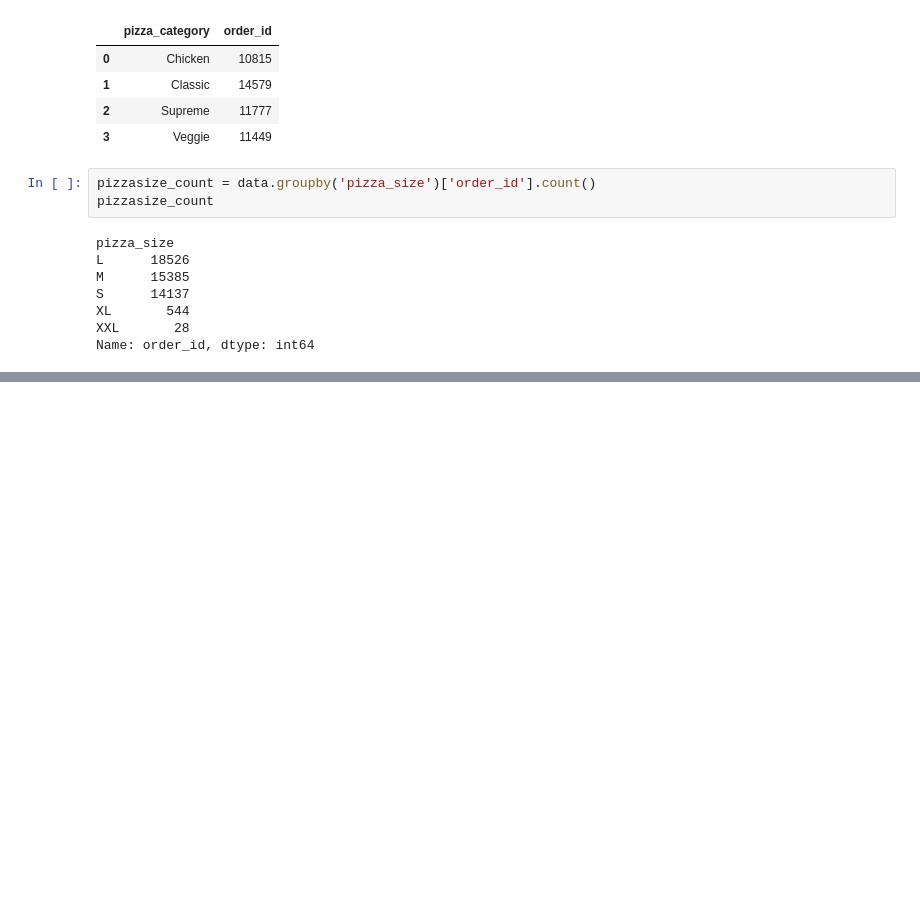
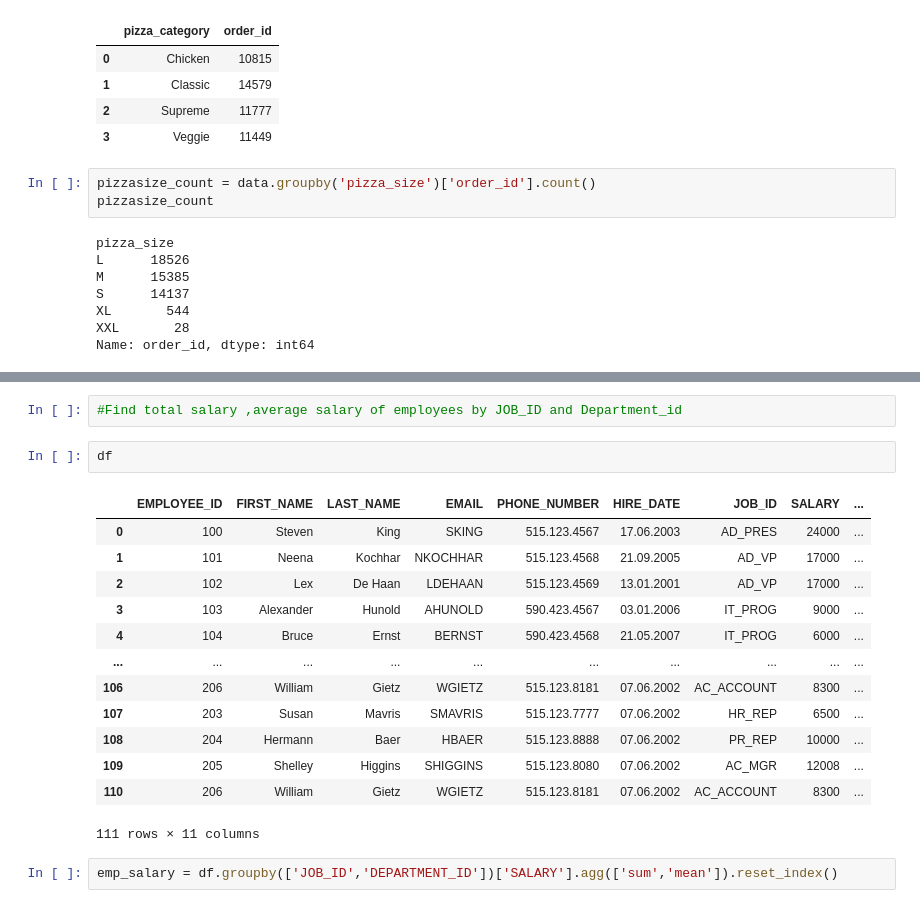
Before and after one commit to Sizan1113/DataScience, a Jupyter notebook: DataAnalysis.ipynb, the cells around one changed output, grey strips where cells are left out. Cells and saved outputs as stored; diff of their text form; blank space fills up the shorter version.

```diff
--- a/DataAnalysis.ipynb
+++ b/DataAnalysis.ipynb
@@ -321,0 +344,20 @@ Details = data.groupby('pizza_category')(
+# %%
+#Find total salary ,average salary of employees by JOB_ID and Department_id
+# %%
+df
+# %% [output]
+|  | EMPLOYEE_ID | FIRST_NAME | LAST_NAME | EMAIL | PHONE_NUMBER | HIRE_DATE | JOB_ID | SALARY | ... |
+| 0 | 100 | Steven | King | SKING | 515.123.4567 | 17.06.2003 | AD_PRES | 24000 | ... |
+| 1 | 101 | Neena | Kochhar | NKOCHHAR | 515.123.4568 | 21.09.2005 | AD_VP | 17000 | ... |
+| 2 | 102 | Lex | De Haan | LDEHAAN | 515.123.4569 | 13.01.2001 | AD_VP | 17000 | ... |
+| 3 | 103 | Alexander | Hunold | AHUNOLD | 590.423.4567 | 03.01.2006 | IT_PROG | 9000 | ... |
+| 4 | 104 | Bruce | Ernst | BERNST | 590.423.4568 | 21.05.2007 | IT_PROG | 6000 | ... |
+| ... | ... | ... | ... | ... | ... | ... | ... | ... | ... |
+| 106 | 206 | William | Gietz | WGIETZ | 515.123.8181 | 07.06.2002 | AC_ACCOUNT | 8300 | ... |
+| 107 | 203 | Susan | Mavris | SMAVRIS | 515.123.7777 | 07.06.2002 | HR_REP | 6500 | ... |
+| 108 | 204 | Hermann | Baer | HBAER | 515.123.8888 | 07.06.2002 | PR_REP | 10000 | ... |
+| 109 | 205 | Shelley | Higgins | SHIGGINS | 515.123.8080 | 07.06.2002 | AC_MGR | 12008 | ... |
+| 110 | 206 | William | Gietz | WGIETZ | 515.123.8181 | 07.06.2002 | AC_ACCOUNT | 8300 | ... |
+111 rows × 11 columns
+# %%
+emp_salary = df.groupby(['JOB_ID','DEPARTMENT_ID'])['SALARY'].agg(['sum','mean']).reset_index()
```
Also changed, not shown: parts of 24 cells of this notebook, 4 other files.
